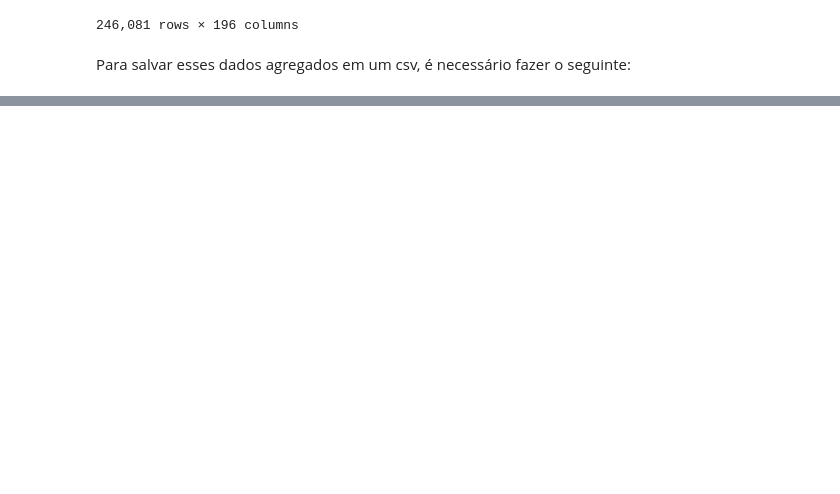
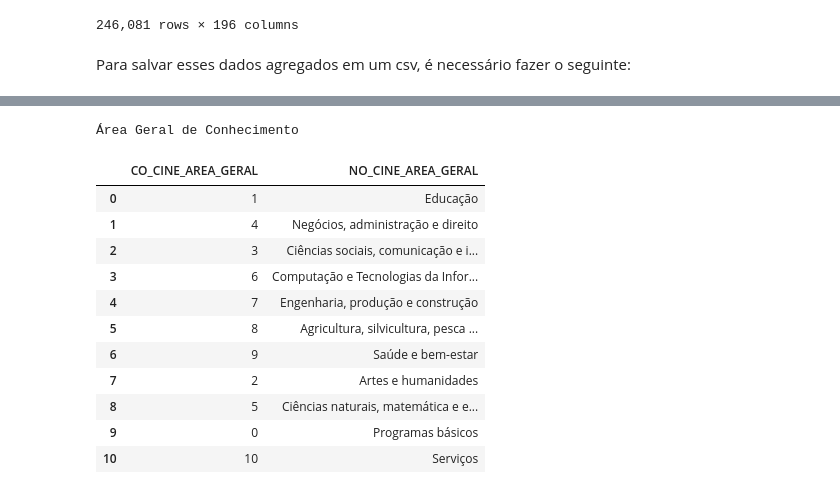
Before and after one commit to lujasmin/alunas, a Jupyter notebook: sections/data_collect.ipynb, the cells around one changed output, grey strips where cells are left out. Cells and saved outputs as stored; diff of their text form; code cells hidden in the pictures; blank space fills up the shorter version.

```diff
--- a/sections/data_collect.ipynb
+++ b/sections/data_collect.ipynb
@@ -59,0 +144,19 @@ Após isso, era necessário entender mais sobre as principais características e
+# %%
+# Descobrindo as Áreas de Conhecimento Geral
+areas = df.drop_duplicates(subset=['CO_CINE_AREA_GERAL','NO_CINE_AREA_GERAL'], ignore_index=True)
+print("Área Geral de Conhecimento")
+areas[['CO_CINE_AREA_GERAL','NO_CINE_AREA_GERAL']]
+# %% [output]
+Área Geral de Conhecimento
+|  | CO_CINE_AREA_GERAL | NO_CINE_AREA_GERAL |
+| 0 | 1 | Educação |
+| 1 | 4 | Negócios, administração e direito |
+| 2 | 3 | Ciências sociais, comunicação e i... |
+| 3 | 6 | Computação e Tecnologias da Infor... |
+| 4 | 7 | Engenharia, produção e construção |
+| 5 | 8 | Agricultura, silvicultura, pesca ... |
+| 6 | 9 | Saúde e bem-estar |
+| 7 | 2 | Artes e humanidades |
+| 8 | 5 | Ciências naturais, matemática e e... |
+| 9 | 0 | Programas básicos |
+| 10 | 10 | Serviços |
```
Also changed, not shown: parts of 6 cells of this notebook, 1 other file.
